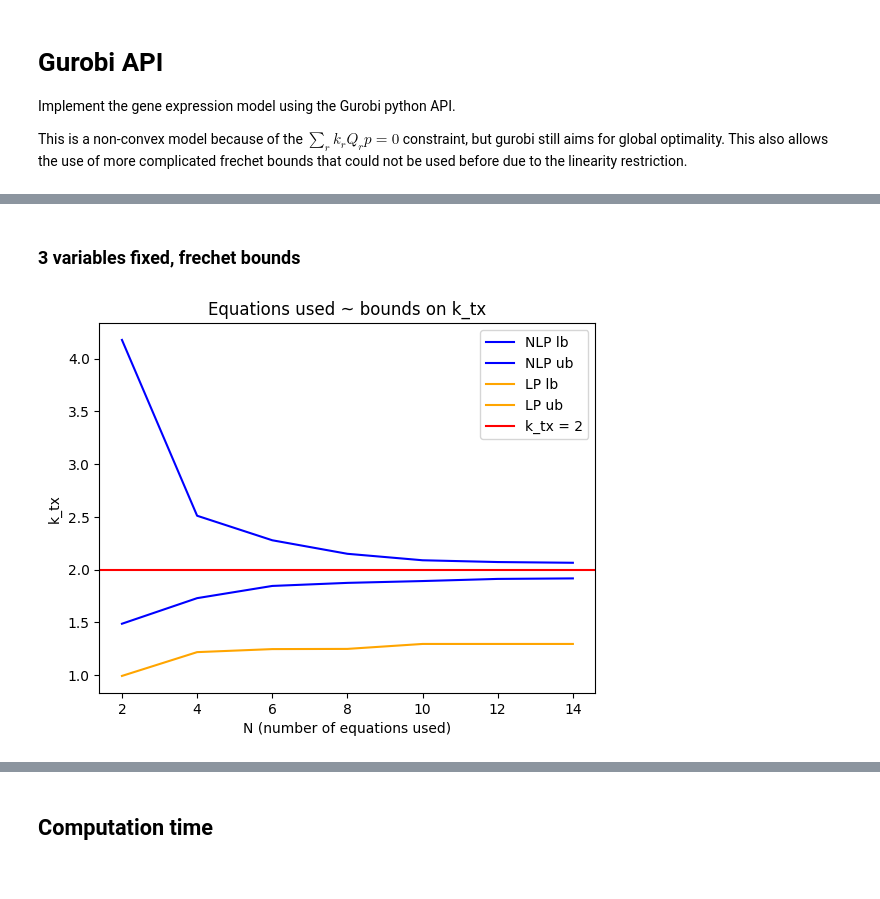
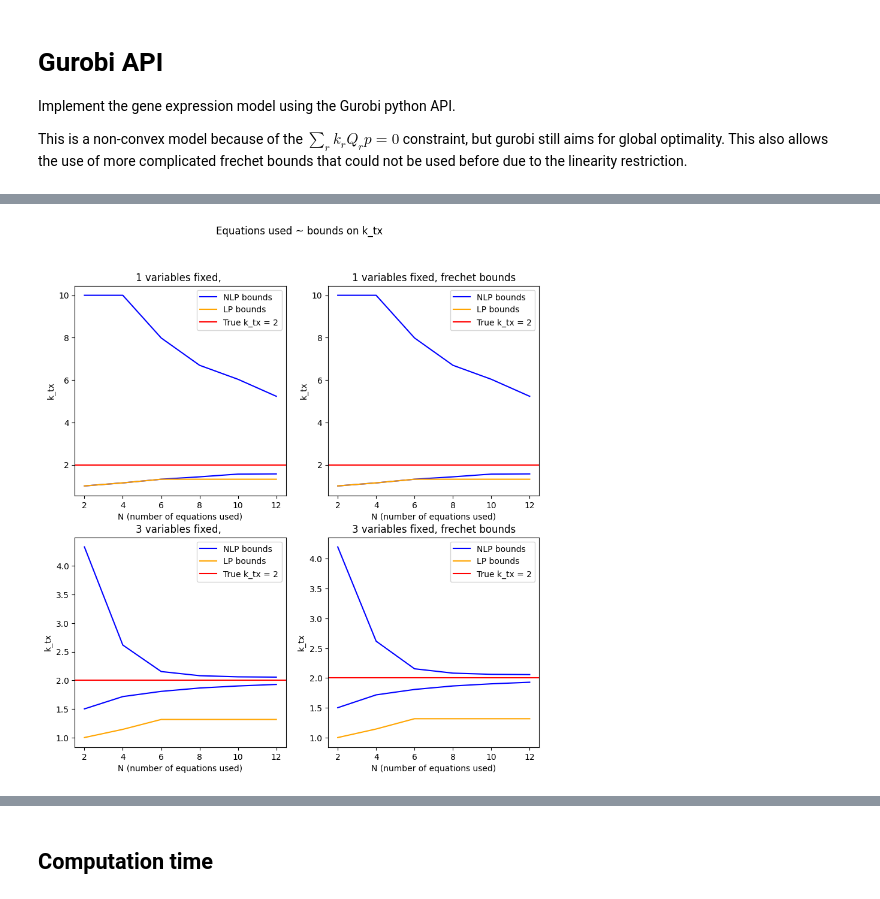
Before and after one commit to willjgh/M4R, a Jupyter notebook: gene_expression.ipynb, the cells around one changed output, grey strips where cells are left out. Saved outputs shown, nothing was run; the diff lists cells and outputs as text; code cells hidden in the pictures.

```diff
--- a/gene_expression.ipynb
+++ b/gene_expression.ipynb
@@ -1423,8 +1426,10 @@ See "approx" sampling is much faster, and optimized bootstrap adds a speedup. Th
 q((m,g),(m-1,g)) = k_deg * m, but the factor of m was not there.
 # %%
 # wrong implementation
+N = 5
 Q_deg_wrong = (np.diag([-1 if x > 1 else 0 for x in range(0,N+2)],0) +
     		np.diag([1 for x in range(0,N)],2))[:-2, :]
+print(f"Wrong Q_deg: \n{Q_deg_wrong}")
 
 diag = []
 off_diag = []
@@ -1439,5 +1444,5 @@ for x in range(0, N + 2):
 
 # correct implementation
 Q_deg = (np.diag(diag,0) + np.diag(off_diag,2))[:-2, :]
-Q_deg
+print(f"Corrected Q_deg: \n{Q_deg}")
 # %% [output]
@@ -2194,6 +2203,10 @@ def gene_expression_NLP(params, N, intervals, K=100, frechet_bounds=False, print
     N: number of rows/equations of Qp = 0 to use in constraints
         must be even
     intervals: list of confidence intervals for at least N/2 + 1 marginal states
+    K: upper bound on params (k's) for computational reasons
+    frechet_bounds: bool to include additionally derived 'frechet' constraints
+    print_solution: bool to print solution bounds
+    printing: bool to print optimizer information
     """
 
 	# number of marginals used
@@ -2238,7 +2251,6 @@ def gene_expression_NLP(params, N, intervals, K=100, frechet_bounds=False, print
     m = gp.Model("gene_exp")
 
     # set options
-    # m.setParam('MIPGap', 0.0)
     if not printing:
         m.Params.LogToConsole = 0
 
@@ -2311,6 +2323,6 @@ def gene_expression_NLP(params, N, intervals, K=100, frechet_bounds=False, print
         max_val = None
 
     # print
-    if print_solution: print(f"k_tx in ({min_val}, {max_val}")
+    if print_solution: print(f"k_tx in ({min_val}, {max_val})")
 
     return min_val, max_val
@@ -2366,0 +2401,4 @@ Compared to the LP: the NLP lower bound is better, and even with $ k_{on} $ and
+# %%
+# 3 variable fixed: very good lower AND upper bounds even for low N, improving for higher N
+lb, ub = gene_expression_NLP(params=[0.9, 0.1, "v", 1], N=2, intervals=intervals_NLP, frechet_bounds=True, printing=False)
+lb, ub = gene_expression_NLP(params=[0.9, 0.1, "v", 1], N=8, intervals=intervals_NLP, frechet_bounds=True, printing=False)
@@ -2367,10 +2540,11 @@ Compared to the LP: the NLP lower bound is better, and even with $ k_{on} $ and
 # %%
 # parameters
-k_on = 2
-k_off = 1
-k_tx = 2
-k_deg = 1
+params_1 = {'k_on': 2, 'k_off': 1, 'k_tx': 2, 'k_deg': 1}
+params_2 = {'k_on': 10, 'k_off': 1, 'k_tx': 0.5, 'k_deg': 1}
 
 # intervals
-intervals_plot = bootstrap_approx(initial_state=(0, 0), params=[k_on, k_off, k_tx, k_deg], n=5000, N=5000, tmax=100, ts=10, plot=False, printing=True)
+print(f"Intervals: \n")
+intervals_1 = bootstrap_approx(initial_state=(0, 0), params=list(params_1.values()), n=5000, N=5000, tmax=100, ts=10, plot=False, printing=True)
+print(f"\nIntervals: \n")
+intervals_2 = bootstrap_approx(initial_state=(0, 0), params=list(params_2.values()), n=5000, N=5000, tmax=100, ts=10, plot=False, printing=True)
 # %% [output]
@@ -2462,25 +2568,4 @@ plt.show()
-# %% [markdown]
-### 3 variables fixed, frechet bounds
-# %%
-lbs_NLP, ubs_NLP = [], []
-lbs_LP, ubs_LP = [], []
-Ns = [n for n in range(2, 16, 2)]
-for N in Ns:
-    lb, ub = gene_expression_NLP(params=[k_on, k_off, "v", k_deg], N=N, K=10, intervals=intervals_plot, frechet_bounds=True, printing=False, print_solution=False)
-    solution = gene_expression_LP_optim(params=[k_on, k_off, "v", k_deg], N=N, intervals=intervals_plot, frechet_bounds=True, print_solution=False)
-    lbs_LP.append(solution['k_tx'][0])
-    ubs_LP.append(solution['k_tx'][1])
-    lbs_NLP.append(lb)
-    ubs_NLP.append(ub)
-plt.plot(Ns, lbs_NLP, color="blue", label="NLP lb")
-plt.plot(Ns, ubs_NLP, color="blue", label="NLP ub")
-plt.plot(Ns, lbs_LP, color="orange", label="LP lb")
-plt.plot(Ns, ubs_LP, color="orange", label="LP ub")
-plt.axhline(k_tx, color="red", label=f"k_tx = {k_tx}")
-plt.title("Equations used ~ bounds on k_tx")
-plt.xlabel("N (number of equations used)")
-plt.ylabel("k_tx")
-plt.legend()
-plt.show()
-# %% [output]
-[figure, removed]
+# %%
+plot_comparison(14, intervals_1, params_1)
+# %% [output]
+[figure, added]
```
Also changed, not shown: parts of 34 cells of this notebook.
